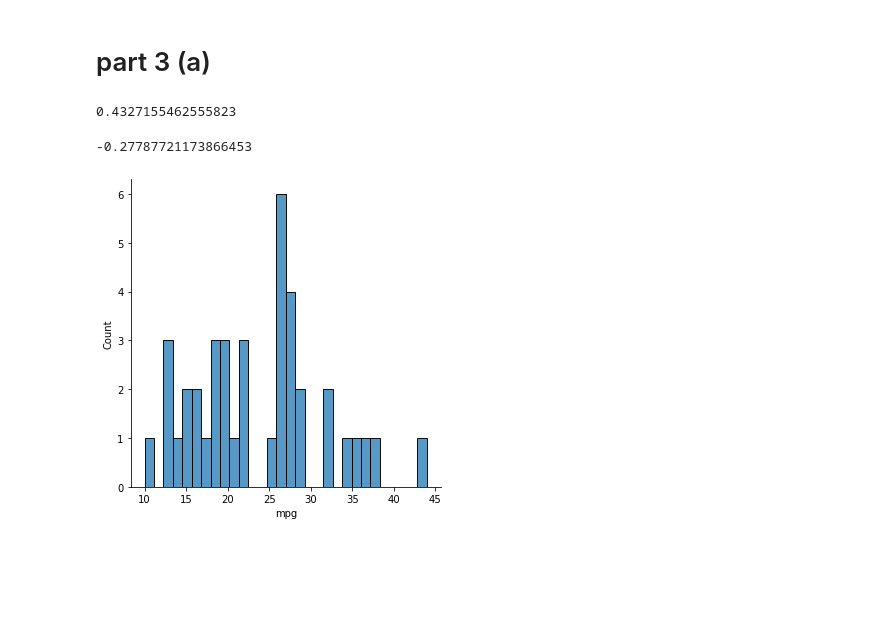
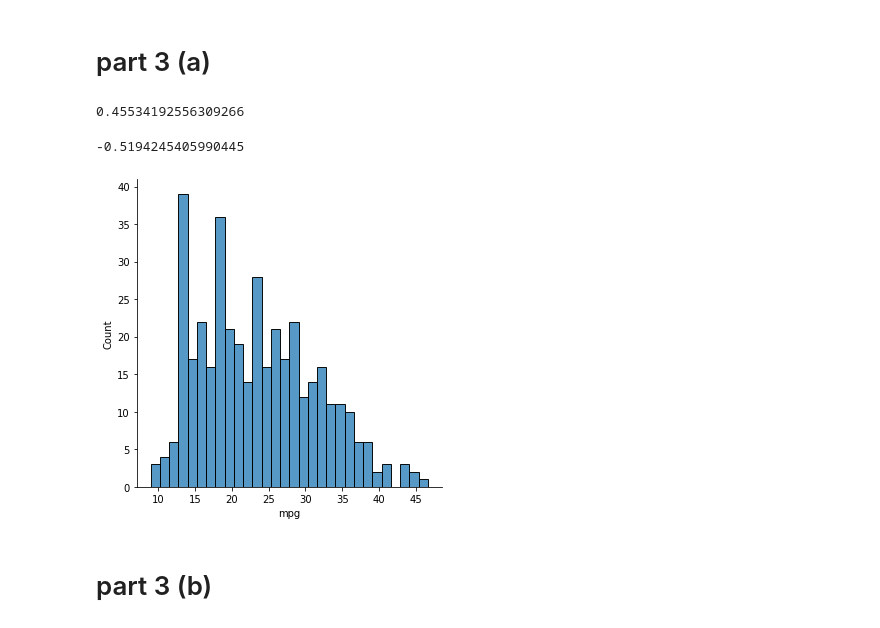
Before and after one commit to shrutikatkade/DM___, a Jupyter notebook: Practical-01.ipynb, the cells around one changed output. Drawn from its saved outputs; the diff is of its cells as text; code cells hidden in the pictures; blank space fills up the shorter version.

```diff
--- a/Practical-01.ipynb
+++ b/Practical-01.ipynb
@@ -257,21 +350,23 @@ RMSE_mpg
 # %%
 #skewness
 from scipy.stats import skew
-skew(x_test['mpg'], axis=0, bias=True)   #the distribution is positively skewed
+skew(x_df['mpg'], axis=0, bias=True)   #the distribution is positively skewed
 # %% [output]
-0.4327155462555823
+0.45534192556309266
 # %%
 #kurtosis
 from scipy.stats import kurtosis
-kurtosis(x_test['mpg'], axis=0, bias=True)     #the distribution has more values in the tails compared to a normal distribution.
+kurtosis(x_df['mpg'], axis=0, bias=True)     #the distribution has more values in the tails compared to a normal distribution.
 # %% [output]
--0.27787721173866453
+-0.5194245405990445
 # %%
 # Draw the histogram using the seaborn distplot function
 import matplotlib.pyplot as plt
 import seaborn as sns
 
-sns.displot(x_test['mpg'],bins=30,kde=False)
+sns.displot(x_df['mpg'],bins=30,kde=False)
 plt.show()
 # %% [output]
-[figure, old version]
+[figure, new version]
+# %% [markdown]
+# part 3 (b)
```
Also changed, not shown: parts of 25 cells of this notebook.
